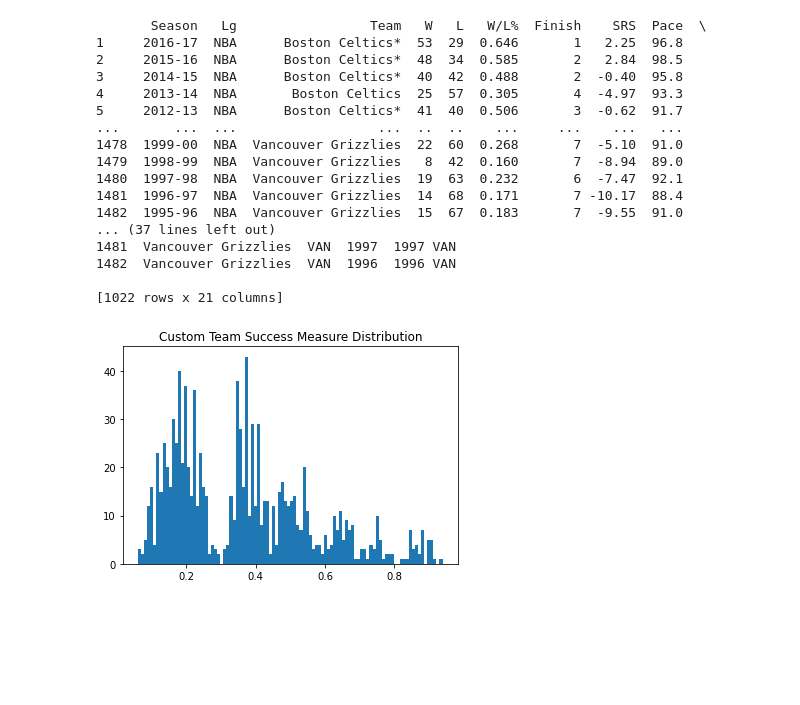
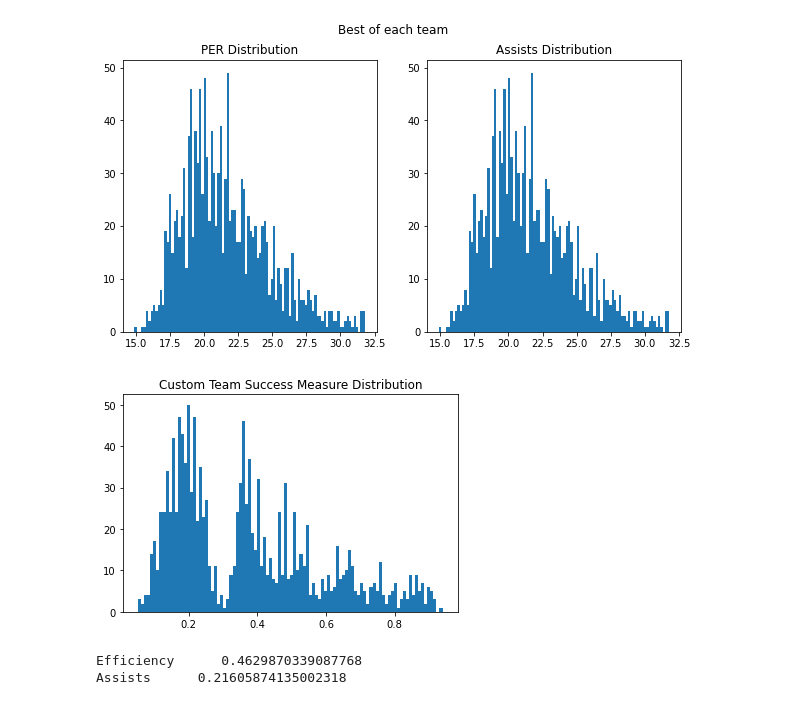
Before and after one commit to canudi/BD_final_project, a Jupyter notebook: individual_success.ipynb, the cells around one changed output. Saved outputs shown, nothing was run; the diff lists cells and outputs as text; code cells hidden in the pictures; blank space fills up the shorter version.

```diff
--- a/individual_success.ipynb
+++ b/individual_success.ipynb
@@ -63,3 +49,19 @@ plt.show()
+# %%
+""" for each TbY find most affective individual player """
+plt.figure(figsize=(10,5))
+plt.subplot(1, 2, 1)
+most_aff_player_by_team = players_df[['PER', 'TbY']].groupby(players_df.TbY).max()
+plt.hist(most_aff_player_by_team.PER, bins=100)
+plt.title('PER Distribution')
+plt.subplot(1, 2, 2)
+""" for each TbY find the player who passed the most assists """
+most_ast_player_by_team = players_df[['AST', 'TbY']].groupby(players_df.TbY).max()
+plt.hist(most_aff_player_by_team.PER, bins=100)
+plt.title('Assists Distribution')
+plt.suptitle('Best of each team')
+plt.show()
+# %% [output]
+[figure, added]
 # %%
 team_records = pd.read_csv('Team_Records.csv')
 # team_records = team_records[team_records.Season > '1979']
@@ -87,45 +89,24 @@ team_records['SS'] = team_records.Season.apply(
     lambda year: year[:2] + year[-2:] if year != '1999-00' else '2000')
 team_records['TbY'] = team_records.SS + ' ' + team_records.NN
 
-trt_mask = team_records.TbY.apply(lambda ts: True if ts in most_aff_player_by_team.index else False)
-team_records = team_records[trt_mask]
+playoffs_weights_dic = {np.nan : 0, 'Won Finals' : 1, 'Lost Finals' : 0.8,
+                        'Lost W. Conf. Finals' : 0.6, 'Lost E. Conf. Finals': 0.6,
+                        'Lost W. Conf. Semis': 0.4, 'Lost E. Conf. Semis' : 0.4,
+                        'Lost W. Conf. 1st Rnd.' : 0.2, 'Lost E. Conf. 1st Rnd.' : 0.2}
 
-trr_mask = pd.Series(most_aff_player_by_team.index, index=most_aff_player_by_team.index).apply(
-    lambda ts: True if ts in team_records.TbY.values else False
-)
-most_aff_player_by_team = most_aff_player_by_team[trr_mask]
+def score(s):
+    try:
+        return playoffs_weights_dic[s]
+    except KeyError:
+        return 'NOT'
 
-print(team_records)
+team_records['PW'] = team_records.Playoffs.apply(score)
+team_records = team_records[team_records.PW != 'NOT']
+success = 0.5 * team_records['W/L%'] + 0.5 * team_records.PW
+success.index = team_records.TbY
+
+plt.hist(success, bins=100)
+plt.title('Custom Team Success Measure Distribution')
+plt.show()
 # %% [output]
-       Season   Lg                 Team   W   L   W/L%  Finish    SRS  Pace  \
-1     2016-17  NBA      Boston Celtics*  53  29  0.646       1   2.25  96.8
-2     2015-16  NBA      Boston Celtics*  48  34  0.585       2   2.84  98.5
-3     2014-15  NBA      Boston Celtics*  40  42  0.488       2  -0.40  95.8
-4     2013-14  NBA       Boston Celtics  25  57  0.305       4  -4.97  93.3
-5     2012-13  NBA      Boston Celtics*  41  40  0.506       3  -0.62  91.7
-...       ...  ...                  ...  ..  ..    ...     ...    ...   ...
-1478  1999-00  NBA  Vancouver Grizzlies  22  60  0.268       7  -5.10  91.0
-1479  1998-99  NBA  Vancouver Grizzlies   8  42  0.160       7  -8.94  89.0
-1480  1997-98  NBA  Vancouver Grizzlies  19  63  0.232       6  -7.47  92.1
-1481  1996-97  NBA  Vancouver Grizzlies  14  68  0.171       7 -10.17  88.4
-1482  1995-96  NBA  Vancouver Grizzlies  15  67  0.183       7  -9.55  91.0
-... (37 lines left out)
-1481  Vancouver Grizzlies  VAN  1997  1997 VAN
-1482  Vancouver Grizzlies  VAN  1996  1996 VAN
-
-[1022 rows x 21 columns]
+[figure, added]
-# %%
-playoffs_weights_dic = {np.nan : 0, 'Won Finals' : 1, 'Lost Finals' : 0.8,
-                        'Lost W. Conf. Finals' : 0.6, 'Lost E. Conf. Finals': 0.6,
-                        'Lost W. Conf. Semis': 0.4, 'Lost E. Conf. Semis' : 0.4,
-                        'Lost W. Conf. 1st Rnd.' : 0.2, 'Lost E. Conf. 1st Rnd.' : 0.2}
-
-team_records['PW'] = team_records.Playoffs.apply(lambda score: playoffs_weights_dic[score])
-success = 0.5 * team_records['W/L%'] + 0.5 * team_records.PW
-success.index = team_records.TbY
-
-plt.hist(success, bins=100)
-plt.title('Custom Team Success Measure Distribution')
-plt.show()
-# %% [output]
-[figure, removed]
@@ -132 +131,8 @@ plt.show()
+# %%
+per_p_value = stats.pearsonr(most_aff_player_by_team.PER, ast_suc)[0]
+ast_p_value = stats.pearsonr(most_ast_player_by_team.AST, aff_suc)[0]
+print(f'Efficiency      {per_p_value}\nAssists      {ast_p_value}')
+# %% [output]
+Efficiency      0.4629870339087768
+Assists      0.21605874135002318
 # %%
```
Also changed, not shown: parts of 7 cells of this notebook, 1 other file.
